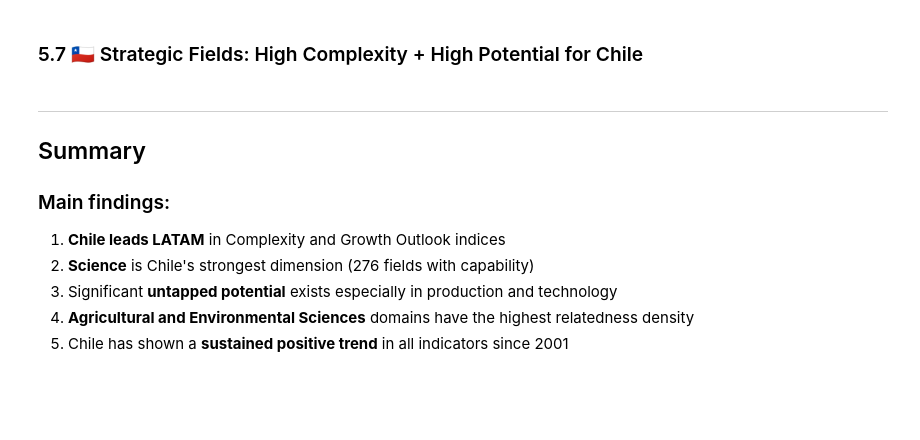
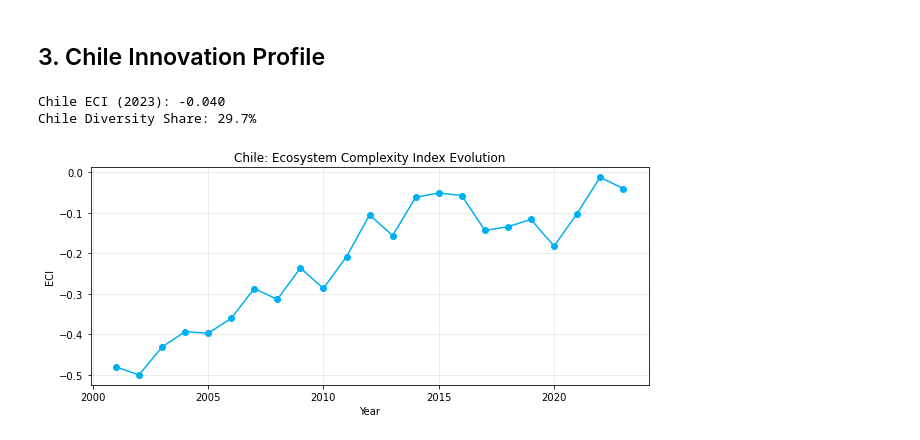
Before and after one commit to cnavarreteliz/wipo, a Jupyter notebook: analysis.ipynb, the cells around one changed output. Saved outputs shown, nothing was run; the diff lists cells and outputs as text; code cells hidden in the pictures; blank space fills up the shorter version.

```diff
--- a/analysis.ipynb
+++ b/analysis.ipynb
@@ -192,25 +40,0 @@ print('💾 Saved: scatter_ease_of_diffusion_domains.png')
-# %%
-# Chile summary
-chile_uc = uc[uc['Unit'] == 'CL'].merge(units[units['Unit'] == 'CL'], on=['Period', 'Unit'])
-chile_latest = chile_uc[chile_uc['Period'] == 2023].iloc[0]
-
-print('='*60)
-print('🇨🇱 CHILE - Innovation Capabilities Overview 2023')
-print('='*60)
-print(f"  Ecosystem Complexity Index (ECI): {chile_latest['Ecosystem Complexity Index']:.3f}")
-print(f"  Diversity Share:                  {chile_latest['Diversity Share']:.1%}")
-print(f"  Complexity Outlook Index:         {chile_latest['Complexity Outlook Index']:.1f}")
-print(f"  Growth Outlook Index:             {chile_latest['Growth Outlook Index']:.1f}")
-print(f"  GDP per capita (PPP):             ${chile_latest['GDP PC']:,.0f}")
-print(f"  Population:                       {chile_latest['Population']:,.0f}")
-
-# Ranking in LATAM
-latam = latest[latest['Continent'] == 'Latin America and the Caribbean'].copy()
-latam['ECI_rank'] = latam['Ecosystem Complexity Index'].rank(ascending=False)
-chile_rank = latam[latam['Unit'] == 'CL']['ECI_rank'].values[0]
-print(f"\n  ECI Rank in LATAM:              #{int(chile_rank)} of {len(latam)}")
-
-# Global ranking
-latest['ECI_rank_global'] = latest['Ecosystem Complexity Index'].rank(ascending=False)
-chile_global = latest[latest['Unit'] == 'CL']['ECI_rank_global'].values[0]
-print(f"  Global ECI Rank:                 #{int(chile_global)} of {len(latest)}")
@@ -415,2 +40,0 @@ plt.show()
-# %% [markdown]
-### 5.7 🇨🇱 Strategic Fields: High Complexity + High Potential for Chile
@@ -428,10 +41,20 @@ display(strategic.style.format({'Potential': '{:,.1f}', 'Complexity': '{:.2f}'})
-# %% [markdown]
----
-## Summary
-
-### Main findings:
-1. **Chile leads LATAM** in Complexity and Growth Outlook indices
-2. **Science** is Chile's strongest dimension (276 fields with capability)
-3. Significant **untapped potential** exists especially in production and technology
-4. **Agricultural and Environmental Sciences** domains have the highest relatedness density
-5. Chile has shown a **sustained positive trend** in all indicators since 2001
+# %% [markdown]
+## 3. Chile Innovation Profile
+# %%
+chile_latest = latest[latest['Unit'] == 'CL'].iloc[0]
+print(f"Chile ECI (2023): {chile_latest['Ecosystem Complexity Index']:.3f}")
+print(f"Chile Diversity Share: {chile_latest['Diversity Share']:.1%}")
+
+# ECI Evolution
+chile_ts = uc[uc['Unit'] == 'CL'].sort_values('Period')
+plt.figure(figsize=(10, 4))
+plt.plot(chile_ts['Period'], chile_ts['Ecosystem Complexity Index'], marker='o', color='#00B0F0')
+plt.title('Chile: Ecosystem Complexity Index Evolution')
+plt.xlabel('Year')
+plt.ylabel('ECI')
+plt.grid(True, alpha=0.3)
+plt.show()
+# %% [output]
+Chile ECI (2023): -0.040
+Chile Diversity Share: 29.7%
+[figure, added]
```
Also changed, not shown: parts of 28 cells of this notebook, 3 other files.
